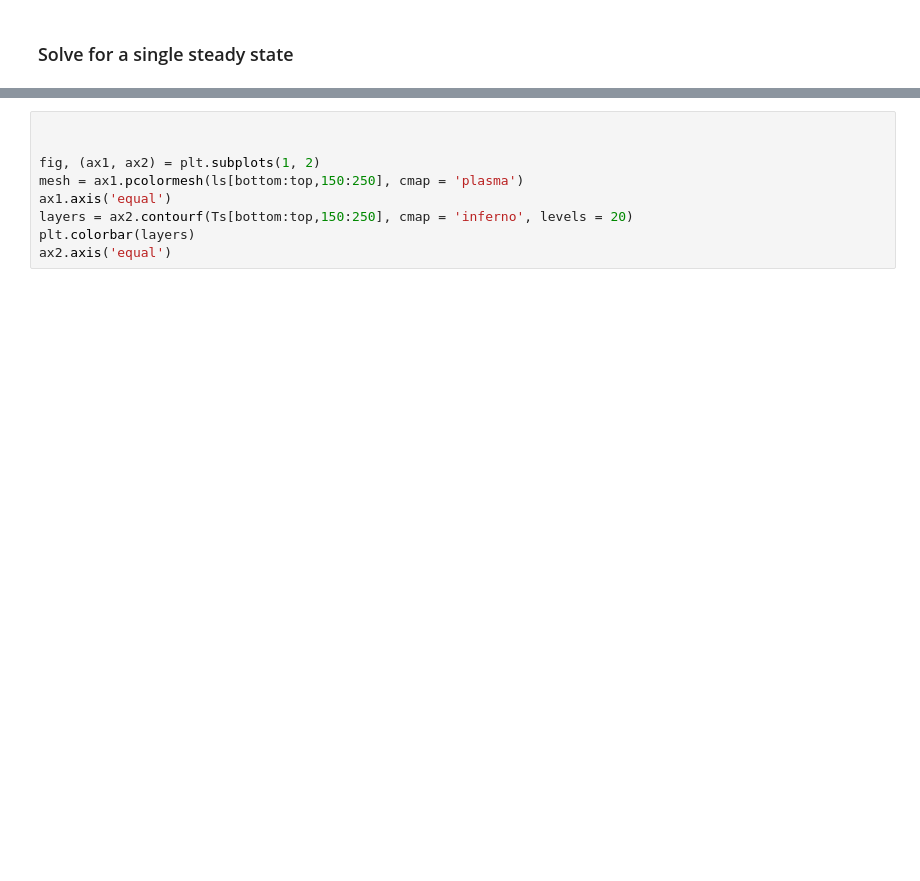
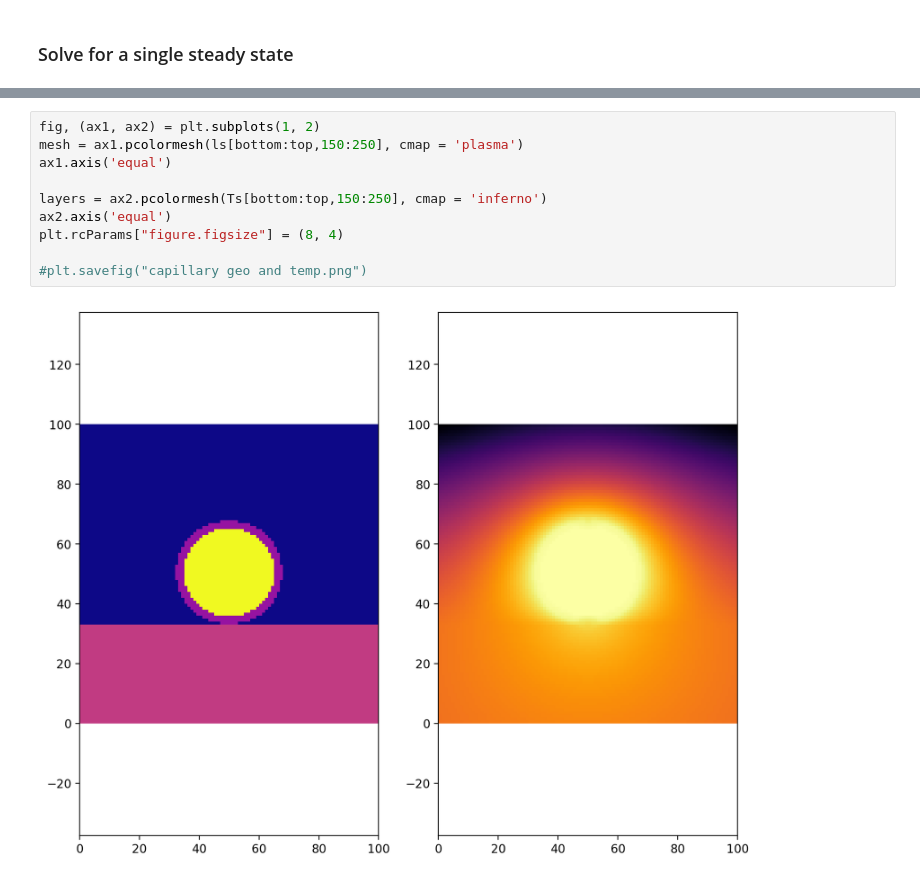
Before and after one commit to 4n515/steady_heat_solver, a Jupyter notebook: Lin_Alg_Solver.ipynb, the cells around one changed output, grey strips where cells are left out. Saved outputs shown, nothing was run; the diff lists cells and outputs as text; blank space fills up the shorter version.

```diff
--- a/Lin_Alg_Solver.ipynb
+++ b/Lin_Alg_Solver.ipynb
@@ -564,9 +662,12 @@ plt.colorbar()
 # %%
-
-
 fig, (ax1, ax2) = plt.subplots(1, 2)
 mesh = ax1.pcolormesh(ls[bottom:top,150:250], cmap = 'plasma')
 ax1.axis('equal')
-layers = ax2.contourf(Ts[bottom:top,150:250], cmap = 'inferno', levels = 20)
-plt.colorbar(layers)
+
+layers = ax2.pcolormesh(Ts[bottom:top,150:250], cmap = 'inferno')
 ax2.axis('equal')
+plt.rcParams["figure.figsize"] = (8, 4)
+
+#plt.savefig("capillary geo and temp.png")
+# %% [output]
+[figure, added]
```
Also changed, not shown: parts of 19 cells of this notebook, 2 other files.
